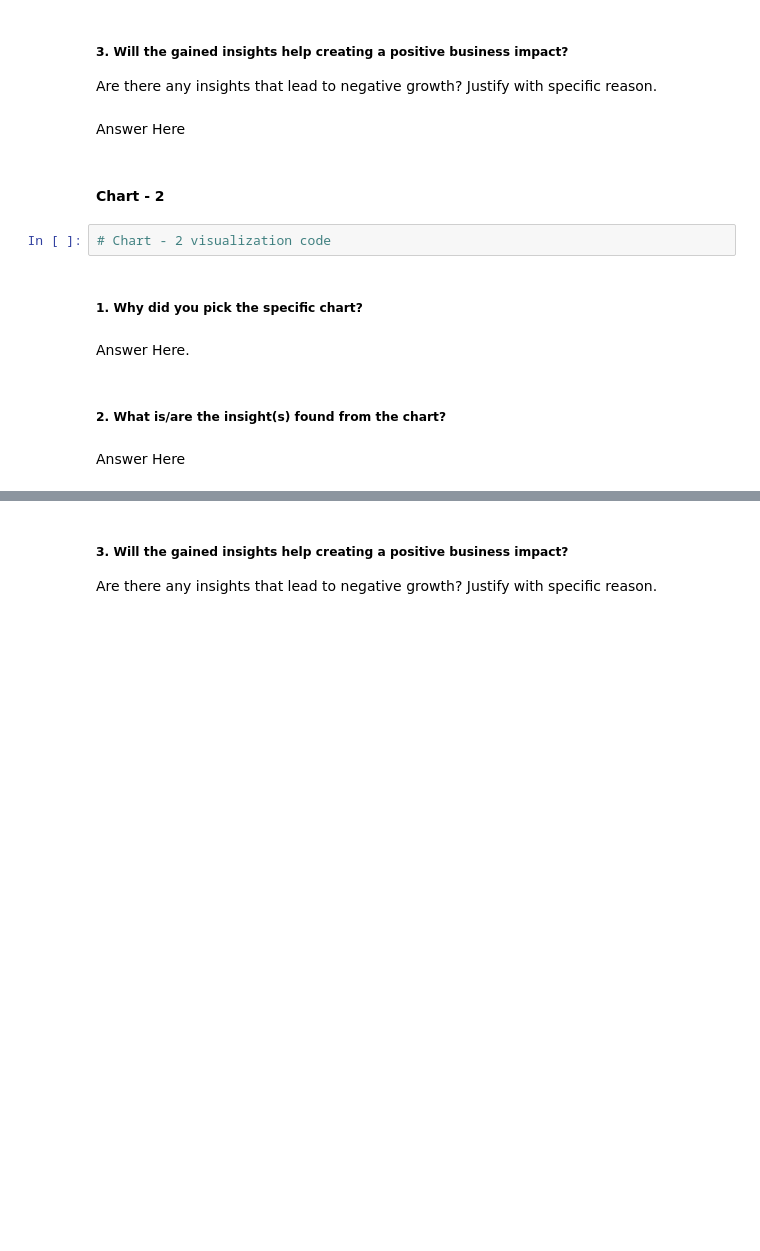
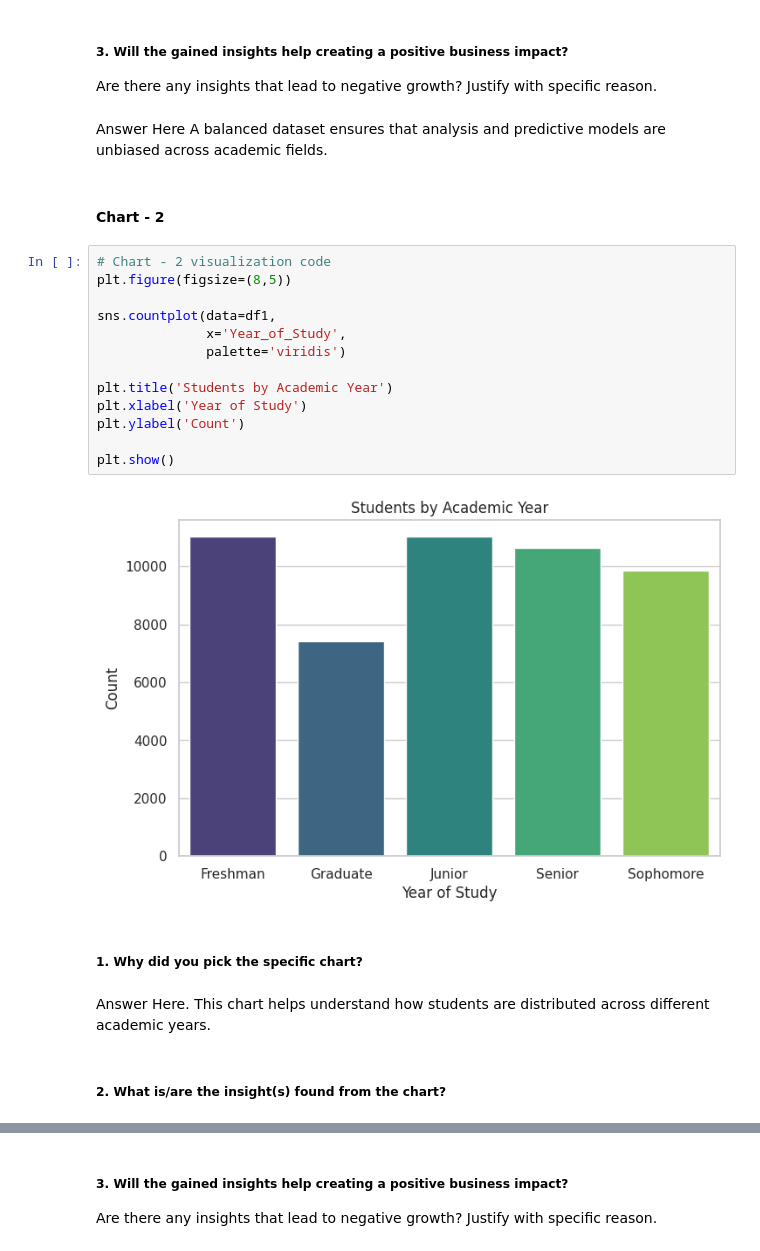
Before and after one commit to Ronak-si/AI-Student-Impact-EDA, a Jupyter notebook: Sample_EDA_Submission_Template.ipynb, the cells around one changed output, grey strips where cells are left out. Cells and saved outputs as stored; diff of their text form; blank space fills up the shorter version.

```diff
--- a/Sample_EDA_Submission_Template.ipynb
+++ b/Sample_EDA_Submission_Template.ipynb
@@ -280,17 +471,30 @@ Answer Here
 # %% [markdown]
 ##### 3. Will the gained insights help creating a positive business impact?
 Are there any insights that lead to negative growth? Justify with specific reason.
-# %% [markdown]
-Answer Here
+# %% [markdown]
+Answer Here
+A balanced dataset ensures that analysis and predictive models are unbiased across academic fields.
 # %% [markdown]
 #### Chart - 2
-# %%
-# Chart - 2 visualization code
+# %%
+# Chart - 2 visualization code
+plt.figure(figsize=(8,5))
+
+sns.countplot(data=df1,
+              x='Year_of_Study',
+              palette='viridis')
+
+plt.title('Students by Academic Year')
+plt.xlabel('Year of Study')
+plt.ylabel('Count')
+
+plt.show()
+# %% [output]
+[figure, added]
 # %% [markdown]
 ##### 1. Why did you pick the specific chart?
-# %% [markdown]
-Answer Here.
+# %% [markdown]
+Answer Here.
+This chart helps understand how students are distributed across different academic years.
 # %% [markdown]
 ##### 2. What is/are the insight(s) found from the chart?
-# %% [markdown]
-Answer Here
```
Also changed, not shown: parts of 70 cells of this notebook.
